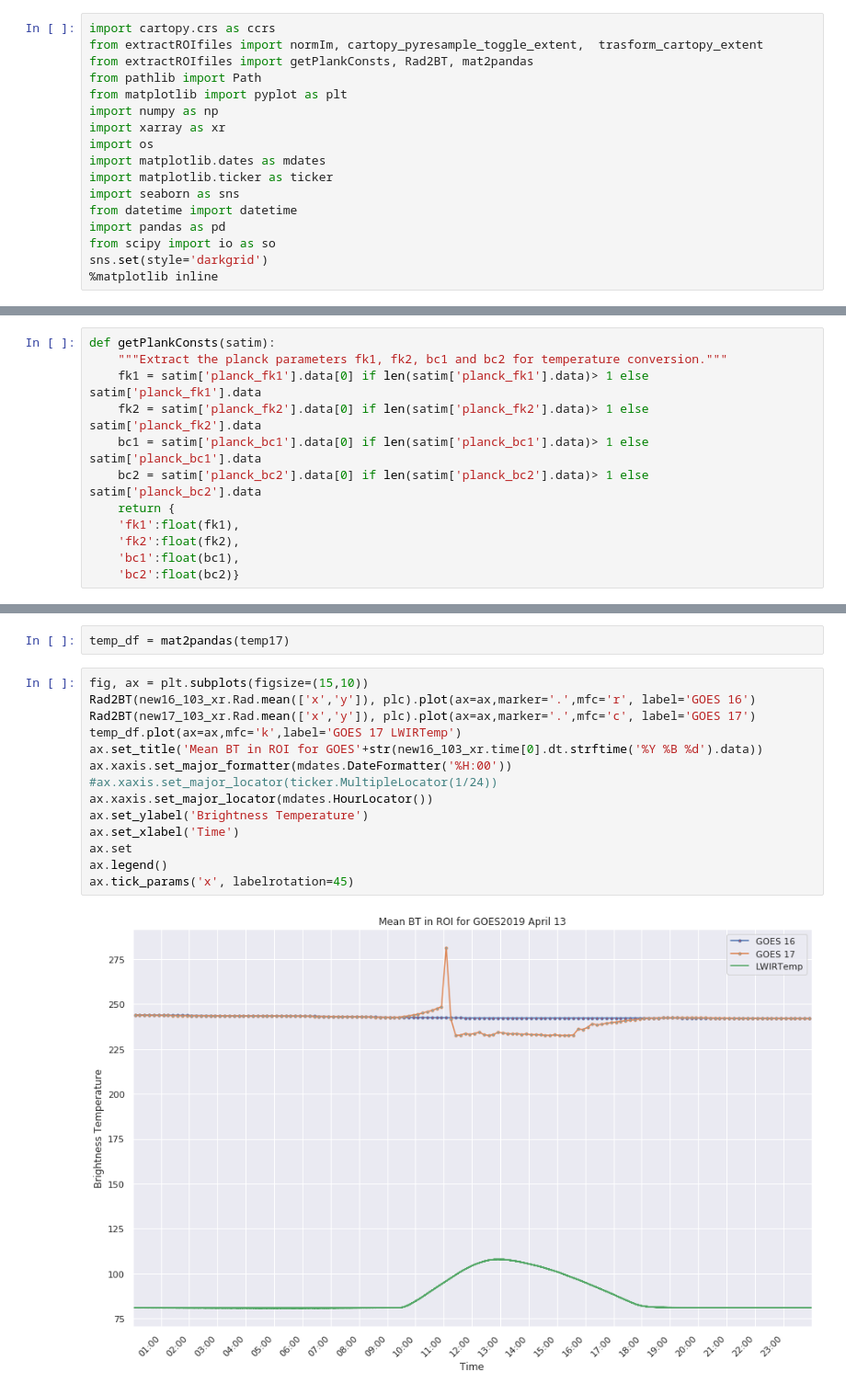
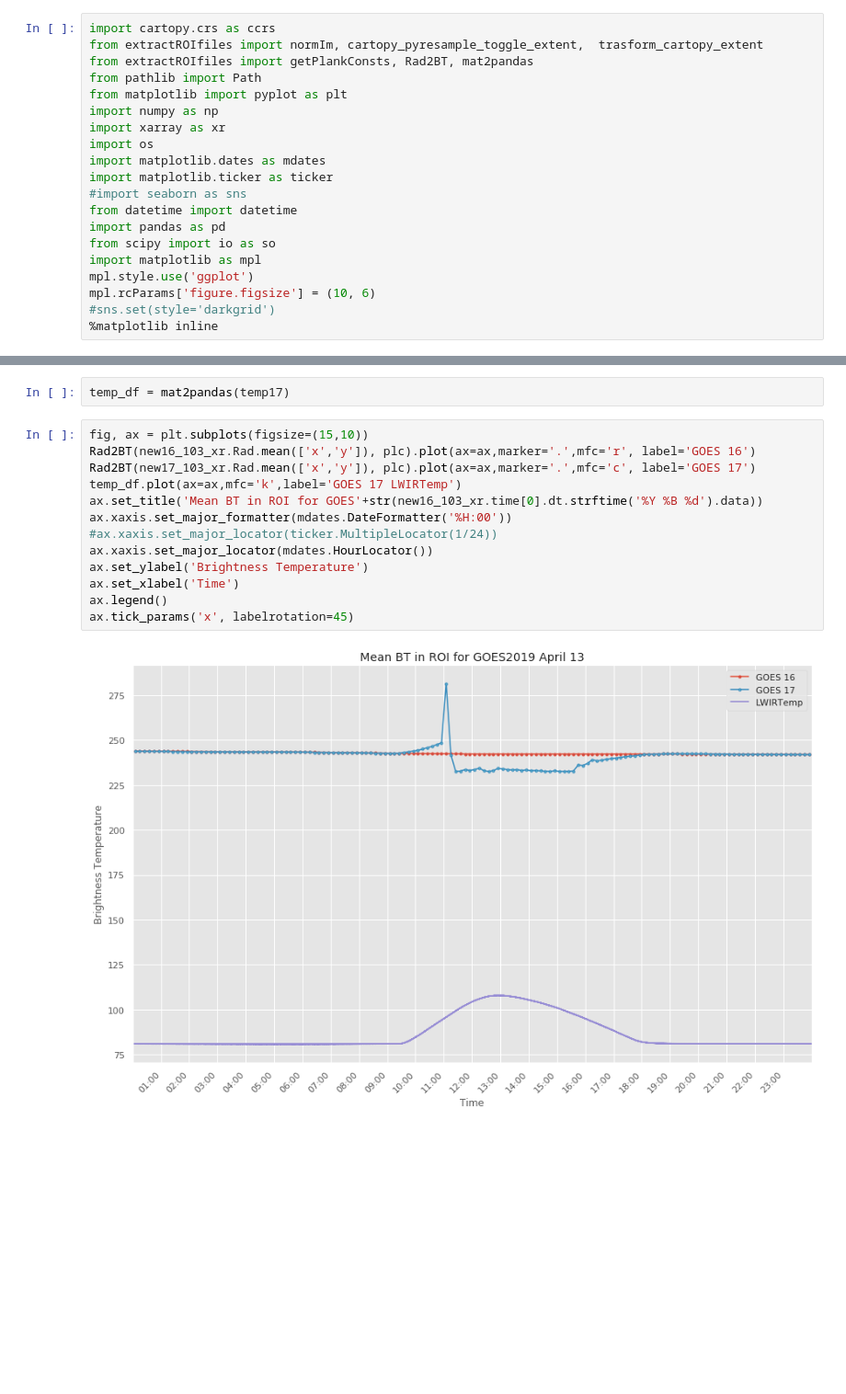
Before and after one commit to story645/GOEScode, a Jupyter notebook: botoloading/Figures-BT-G16-G17-FPT.ipynb, the cells around one changed output, grey strips where cells are left out. Shown at 92% size. Cells and saved outputs as stored; diff of their text form; blank space fills up the shorter version.

```diff
--- a/botoloading/Figures-BT-G16-G17-FPT.ipynb
+++ b/botoloading/Figures-BT-G16-G17-FPT.ipynb
@@ -9,11 +9,14 @@ import xarray as xr
 import os
 import matplotlib.dates as mdates
 import matplotlib.ticker as ticker
-import seaborn as sns
+#import seaborn as sns
 from datetime import datetime
 import pandas as pd
 from scipy import io as so
-sns.set(style='darkgrid')
+import matplotlib as mpl
+mpl.style.use('ggplot')
+mpl.rcParams['figure.figsize'] = (10, 6)
+#sns.set(style='darkgrid')
 %matplotlib inline
 # %%
 # Laptop paths
@@ -76,14 +89,2 @@ To register the converters:
-# %%
-def getPlankConsts(satim):
-    """Extract the planck parameters fk1, fk2, bc1 and bc2 for temperature conversion."""
-    fk1 = satim['planck_fk1'].data[0] if len(satim['planck_fk1'].data)> 1 else satim['planck_fk1'].data
-    fk2 = satim['planck_fk2'].data[0] if len(satim['planck_fk2'].data)> 1 else satim['planck_fk2'].data
-    bc1 = satim['planck_bc1'].data[0] if len(satim['planck_bc1'].data)> 1 else satim['planck_bc1'].data
-    bc2 = satim['planck_bc2'].data[0] if len(satim['planck_bc2'].data)> 1 else satim['planck_bc2'].data
-    return {
-    'fk1':float(fk1),
-    'fk2':float(fk2),
-    'bc1':float(bc1),
-    'bc2':float(bc2)}
 # %%
 plc = getPlankConsts(new16_103_xr)
@@ -108,16 +105,15 @@ temp_df = mat2pandas(temp17)
 # %%
 fig, ax = plt.subplots(figsize=(15,10))
 Rad2BT(new16_103_xr.Rad.mean(['x','y']), plc).plot(ax=ax,marker='.',mfc='r', label='GOES 16')
 Rad2BT(new17_103_xr.Rad.mean(['x','y']), plc).plot(ax=ax,marker='.',mfc='c', label='GOES 17')
 temp_df.plot(ax=ax,mfc='k',label='GOES 17 LWIRTemp')
 ax.set_title('Mean BT in ROI for GOES'+str(new16_103_xr.time[0].dt.strftime('%Y %B %d').data))
 ax.xaxis.set_major_formatter(mdates.DateFormatter('%H:00'))
 #ax.xaxis.set_major_locator(ticker.MultipleLocator(1/24))
 ax.xaxis.set_major_locator(mdates.HourLocator())
 ax.set_ylabel('Brightness Temperature')
 ax.set_xlabel('Time')
-ax.set
 ax.legend()
 ax.tick_params('x', labelrotation=45)
 # %% [output]
-[figure, old version]
+[figure, new version]
```
Also changed, not shown: parts of 30 cells of this notebook, 3 other files.
